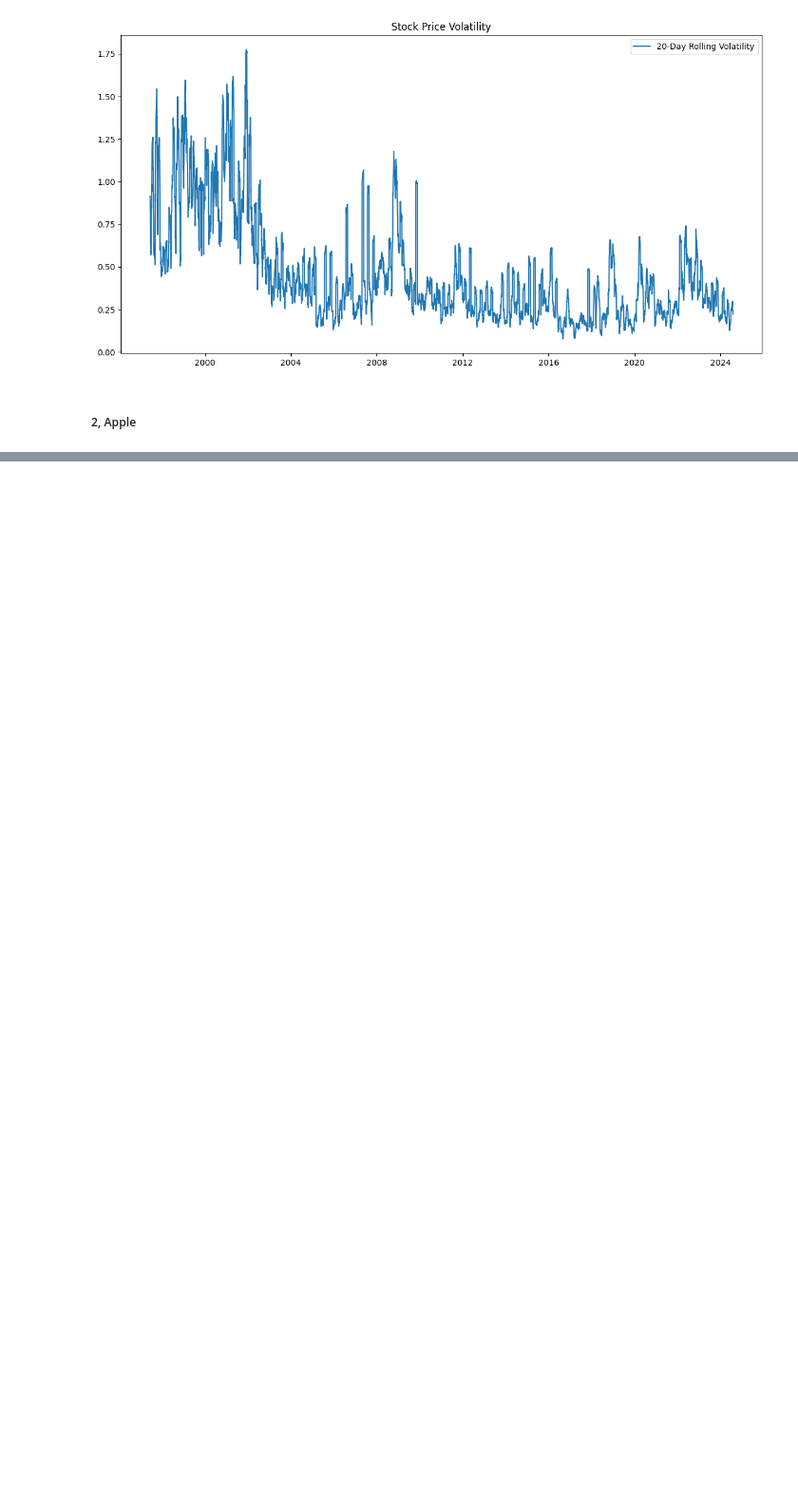
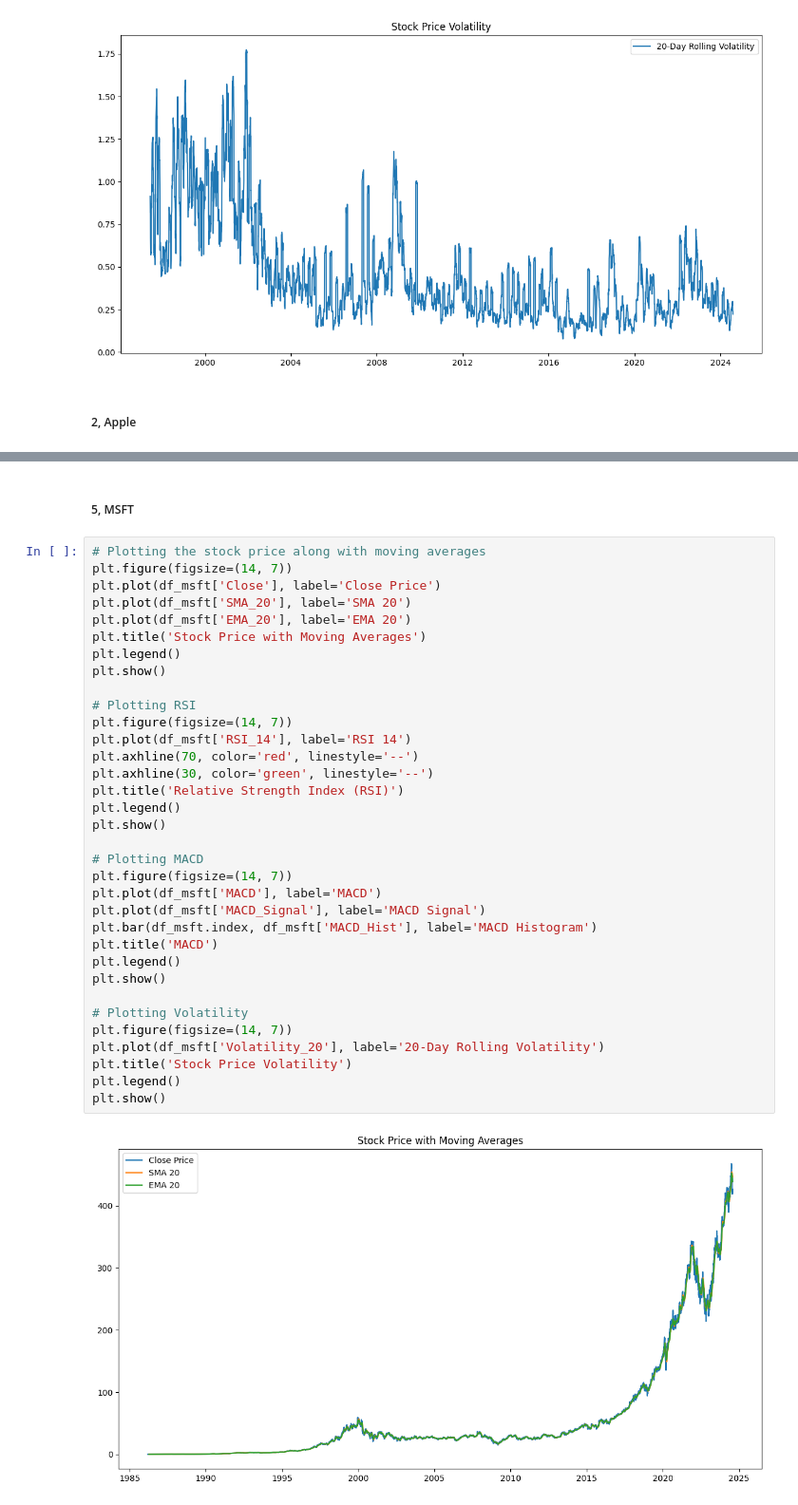
Before and after one commit to semrebitaye/financial_news_analysis, a Jupyter notebook: notebooks/stock_price_data.ipynb, the cells around one changed output, grey strips where cells are left out. Shown at 95% size. Saved outputs shown, nothing was run; the diff lists cells and outputs as text; blank space fills up the shorter version.

```diff
--- a/notebooks/stock_price_data.ipynb
+++ b/notebooks/stock_price_data.ipynb
@@ -769,0 +831,38 @@ plt.show()
+# %% [markdown]
+##### 5, MSFT
+# %%
+# Plotting the stock price along with moving averages
+plt.figure(figsize=(14, 7))
+plt.plot(df_msft['Close'], label='Close Price')
+plt.plot(df_msft['SMA_20'], label='SMA 20')
+plt.plot(df_msft['EMA_20'], label='EMA 20')
+plt.title('Stock Price with Moving Averages')
+plt.legend()
+plt.show()
+
+# Plotting RSI
+plt.figure(figsize=(14, 7))
+plt.plot(df_msft['RSI_14'], label='RSI 14')
+plt.axhline(70, color='red', linestyle='--')
+plt.axhline(30, color='green', linestyle='--')
+plt.title('Relative Strength Index (RSI)')
+plt.legend()
+plt.show()
+
+# Plotting MACD
+plt.figure(figsize=(14, 7))
+plt.plot(df_msft['MACD'], label='MACD')
+plt.plot(df_msft['MACD_Signal'], label='MACD Signal')
+plt.bar(df_msft.index, df_msft['MACD_Hist'], label='MACD Histogram')
+plt.title('MACD')
+plt.legend()
+plt.show()
+
+# Plotting Volatility
+plt.figure(figsize=(14, 7))
+plt.plot(df_msft['Volatility_20'], label='20-Day Rolling Volatility')
+plt.title('Stock Price Volatility')
+plt.legend()
+plt.show()
+# %% [output]
+[figure, added]
```
Also changed, not shown: parts of 21 cells of this notebook, 1 other file.
